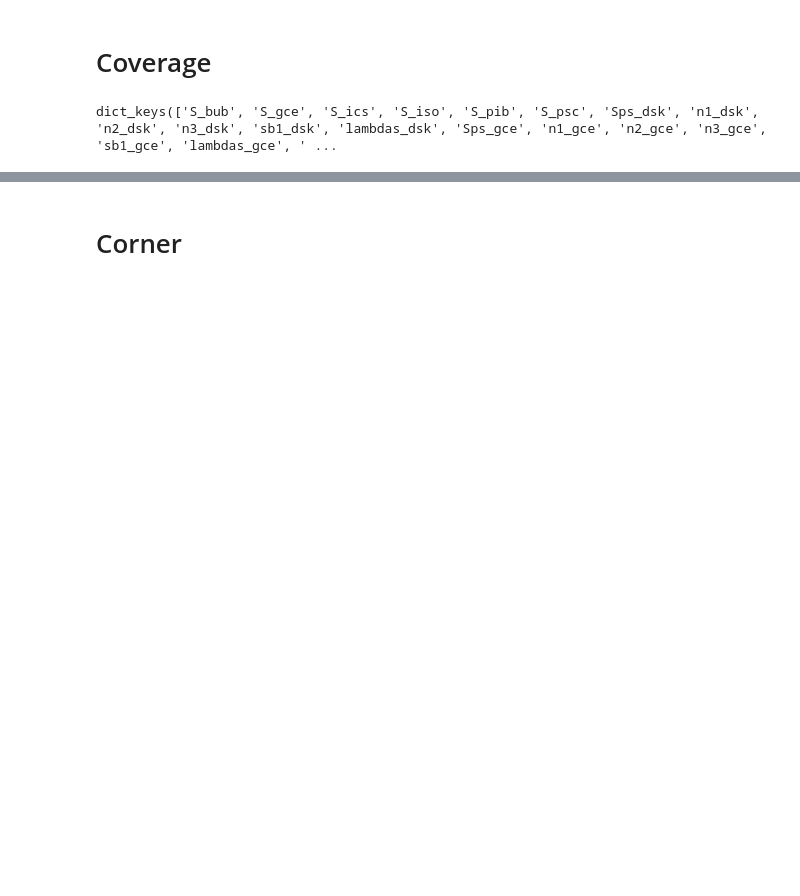
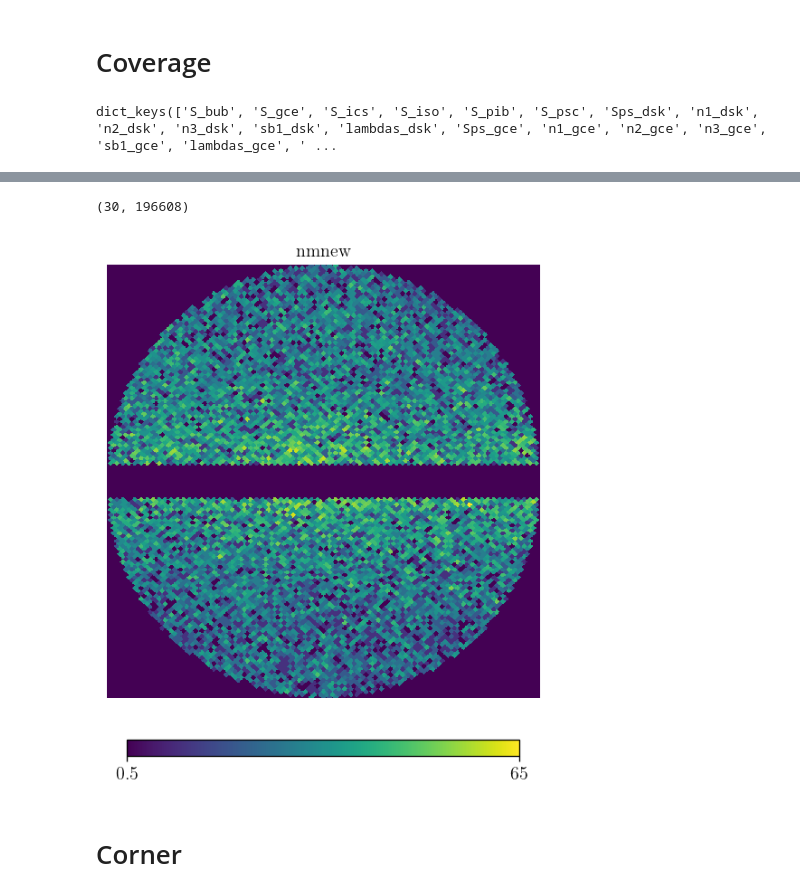
Before and after one commit to smsharma/fermi-prob-prog, a Jupyter notebook: analysis/view.ipynb, the cells around one changed output, grey strips where cells are left out. Saved outputs shown, nothing was run; the diff lists cells and outputs as text; code cells hidden in the pictures; blank space fills up the shorter version.

```diff
--- a/analysis/view.ipynb
+++ b/analysis/view.ipynb
@@ -65,3 +65,13 @@ plt.tight_layout()
+# %%
+z = np.load("/n/home07/yitians/fermi/fermi-prob-prog/outputs/production/simulations/nmold.npy")
+# %%
+z.shape
+# %% [output]
+(30, 196608)
+# %%
+hp.cartview(np.clip(np.abs(z[0]-z[1]), 0.5, None), lonra=[-25, 25], latra=[-25, 25], title='nmnew', norm='log')
+# %% [output]
+[figure, added]
 # %% [markdown]
 # Corner
 # %%
```
Also changed, not shown: parts of 3 cells of this notebook, 4 other files.
